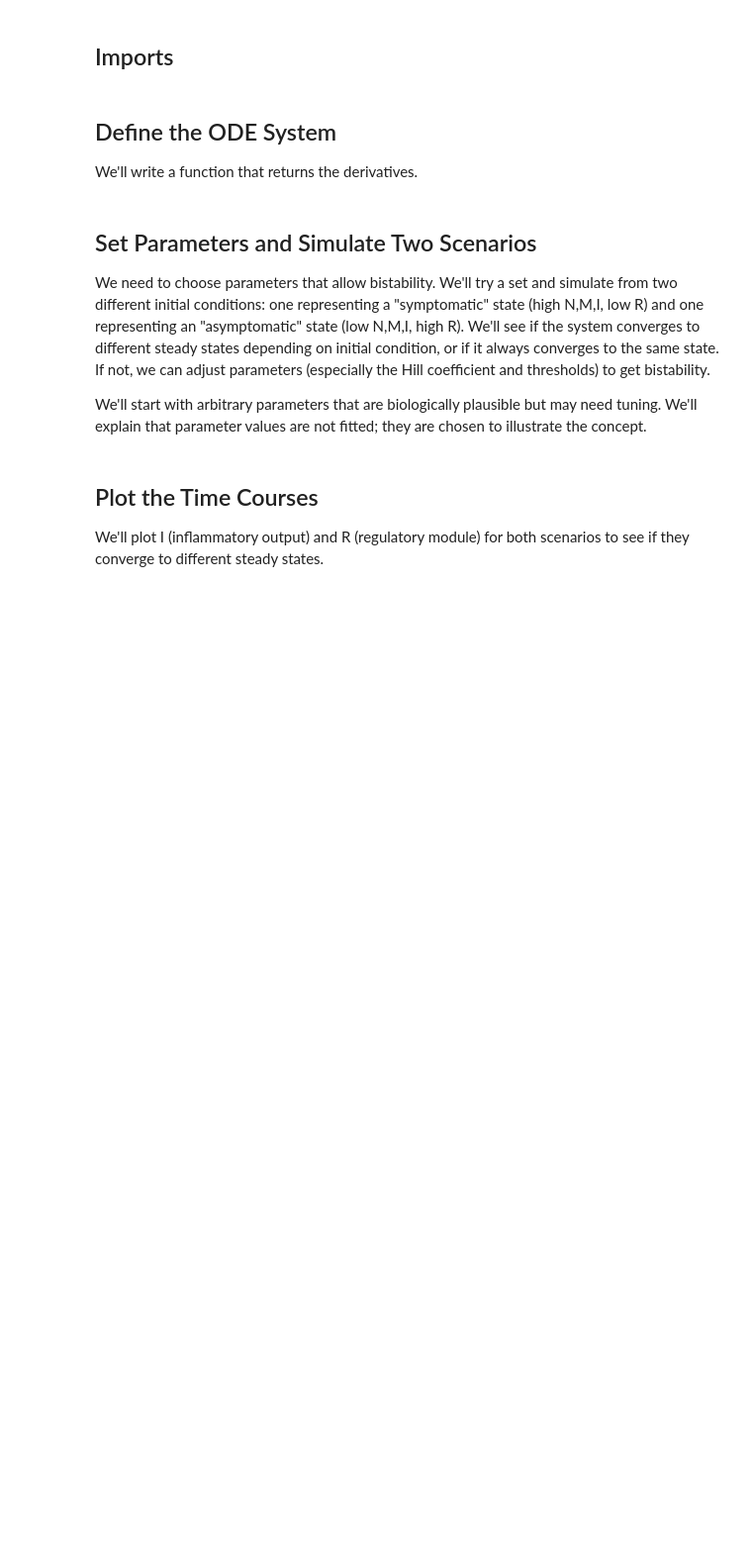
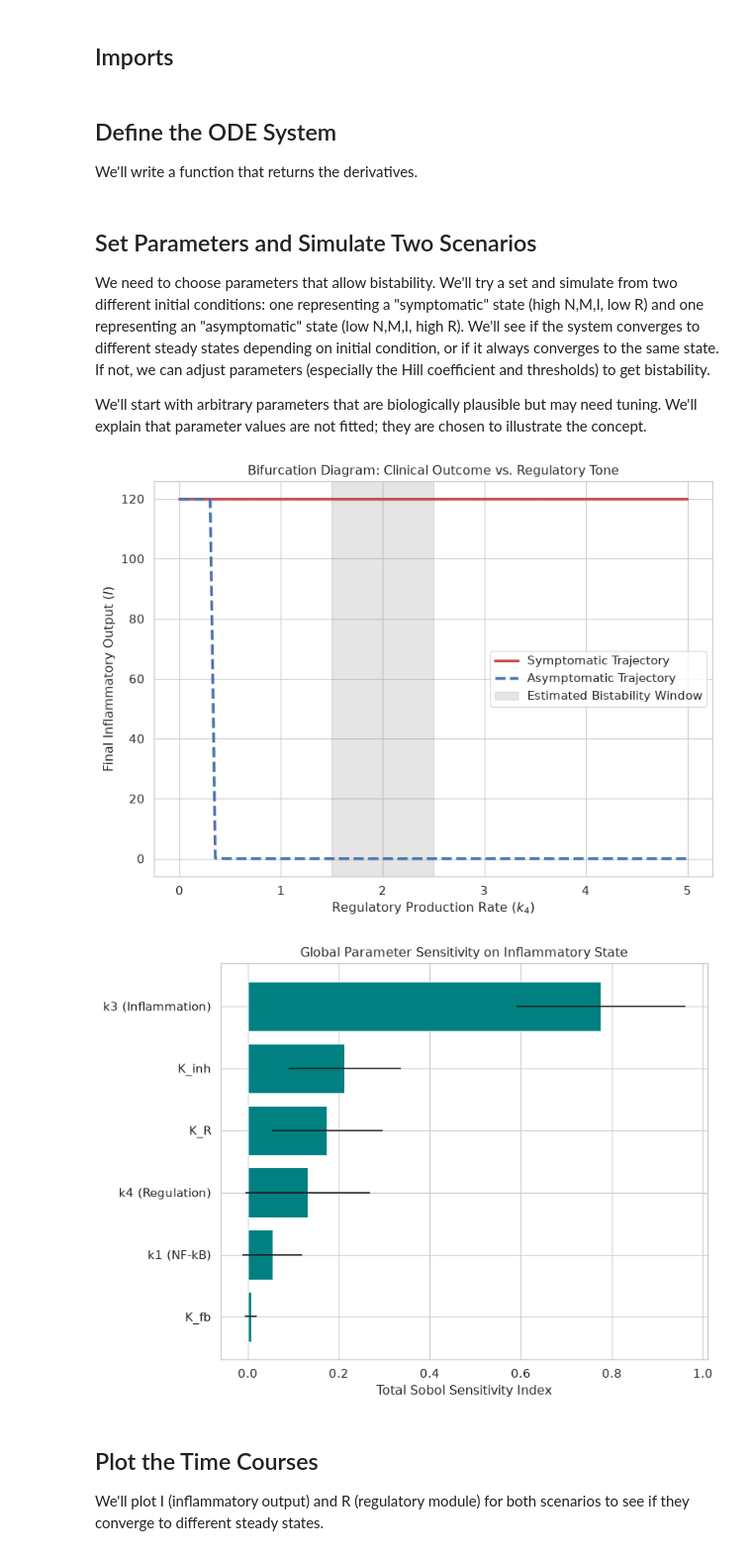
Before and after one commit to AluleRoberto/Malaria-host-response-systems, a Jupyter notebook: notebooks/06_dynamic_model.ipynb, the cells around one changed output. Shown at 99% size. Drawn from its saved outputs; the diff is of its cells as text; code cells hidden in the pictures; blank space fills up the shorter version.

```diff
--- a/notebooks/06_dynamic_model.ipynb
+++ b/notebooks/06_dynamic_model.ipynb
@@ -94,3 +121,73 @@ sol_asympt = solve_ivp(malaria_model, t_span, y0_asympt, args=params,
+# %%
+# Set plot style to match publication quality
+sns.set_theme(style="whitegrid", context="paper", font_scale=1.2)
+
+# --- 1. BIFURCATION & BISTABILITY PLOT ---
+k4_vals = np.linspace(0, 5, 100)
+I_sympt = []
+I_asympt = []
+
+# Uses the simulate_final_I helper function from your notebook
+for k4_test in k4_vals:
+    p_test = list(params)
+    p_test[4] = k4_test  # Injecting swept k4 value
+
+    # Simulate final I from symptomatic start
+    I_sympt.append(simulate_final_I(p_test, y0=[5.0, 5.0, 10.0, 0.5]))
+    # Simulate final I from asymptomatic start
+    I_asympt.append(simulate_final_I(p_test, y0=[0.5, 0.5, 1.0, 5.0]))
+
+plt.figure(figsize=(8, 6))
+plt.plot(k4_vals, I_sympt, 'r-', linewidth=2.5, label='Symptomatic Trajectory')
+plt.plot(k4_vals, I_asympt, 'b--', linewidth=2.5, label='Asymptomatic Trajectory')
+plt.axvspan(xmin=1.5, xmax=2.5, color='gray', alpha=0.2, label='Estimated Bistability Window')
+plt.xlabel('Regulatory Production Rate ($k_4$)')
+plt.ylabel('Final Inflammatory Output ($I$)')
+plt.title('Bifurcation Diagram: Clinical Outcome vs. Regulatory Tone')
+plt.legend()
+plt.tight_layout()
+plt.savefig('/workspaces/Malaria-host-response-systems/results/figures/bifurcation_k4.png', dpi=300)
+plt.show()
+
+# --- 2. GLOBAL SENSITIVITY ANALYSIS (TORNADO PLOT) ---
+problem = {
+    'num_vars': 6,
+    'names': ['k1 (NF-kB)', 'k3 (Inflammation)', 'k4 (Regulation)', 'K_inh', 'K_fb', 'K_R'],
+    'bounds': [
+        [0.1, 1.0], [0.5, 2.0], [0.1, 2.0],
+        [0.5, 5.0], [1.0, 8.0], [1.0, 10.0]
+    ]
+}
+
+# Generate Saltelli samples (N=128 produces 1792 runs for 6 variables)
+param_values = saltelli.sample(problem, 128)
+Y = np.zeros([param_values.shape[0]])
+
+for i, X in enumerate(param_values):
+    p_test = list(params)
+    # Map SALib variables back to your tuple indexing
+    p_test[1], p_test[3], p_test[4] = X[0], X[1], X[2]
+    p_test[10], p_test[14], p_test[16] = X[3], X[4], X[5]
+    Y[i] = simulate_final_I(p_test)
+
+Si = sobol.analyze(problem, Y, print_to_console=False)
+
+sensitivity_df = pd.DataFrame({
+    'Parameter': problem['names'],
+    'Total_Sensitivity': Si['ST'],
+    'Confidence': Si['ST_conf']
+}).sort_values(by='Total_Sensitivity', ascending=True)
+
+plt.figure(figsize=(8, 6))
+plt.barh(sensitivity_df['Parameter'], sensitivity_df['Total_Sensitivity'], xerr=sensitivity_df['Confidence'], color='teal')
+plt.xlabel('Total Sobol Sensitivity Index')
+plt.title('Global Parameter Sensitivity on Inflammatory State')
+plt.tight_layout()
+plt.savefig('/workspaces/Malaria-host-response-systems/results/figures/sensitivity_tornado.png', dpi=300)
+plt.show()
+# %% [output]
+[figure, added]
+[figure, added]
 # %% [markdown]
 ## Plot the Time Courses
 We'll plot I (inflammatory output) and R (regulatory module) for both scenarios to see if they converge to different steady states.
```
Also changed, not shown: parts of 5 cells of this notebook, 5 other files.
